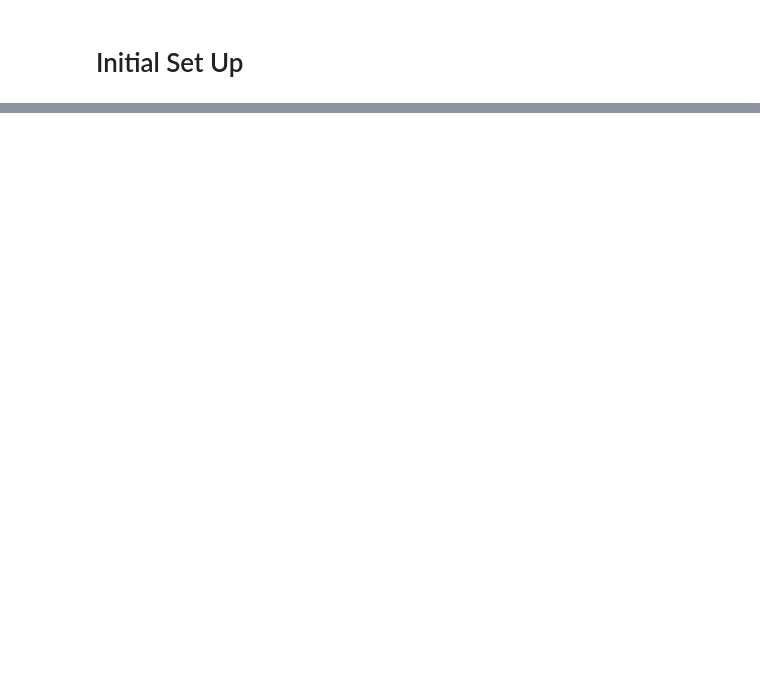
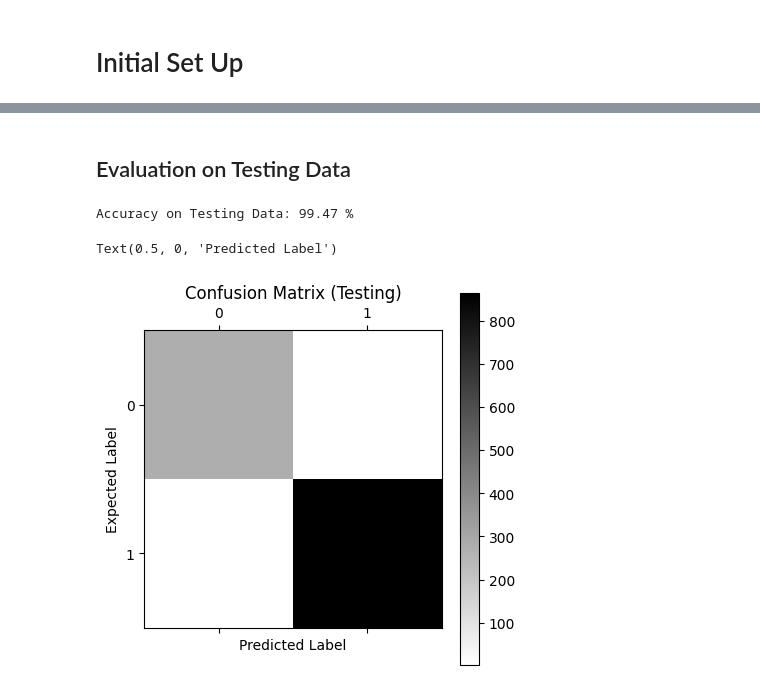
Before and after one commit to SidShah2953/app-ml-2024, a Jupyter notebook: Assignmnt 1/train.ipynb, the cells around one changed output, grey strips where cells are left out. Drawn from its saved outputs; the diff is of its cells as text; code cells hidden in the pictures; blank space fills up the shorter version.

```diff
--- a/Assignmnt 1/train.ipynb
+++ b/Assignmnt 1/train.ipynb
@@ -52,3 +101,0 @@ sparsity: 0.42%
-# %%
-tfidf_transformer = TfidfTransformer().fit(messages_bow)
-messages_tfidf = tfidf_transformer.transform(messages_bow)
@@ -145,0 +137,28 @@ for i in range(len(params)):
+# %% [markdown]
+## Evaluation on Testing Data
+# %%
+test = pd.read_csv('Data/test.csv', header=0)
+test = test.dropna()
+msg_test = test['content']
+label_test = test['label']
+# %%
+bow_test = bow_transformer.transform(msg_test)
+tfidf_test = tfidf_transformer.transform(bow_test)
+
+pred_test = spam_detector.predict(tfidf_test)
+print(f'Accuracy on Testing Data: {int(10000 * \
+                                        accuracy_score(label_test, pred_test))\
+                                            / 100} %')
+# %% [output]
+Accuracy on Testing Data: 99.47 %
+# %%
+plt.matshow(confusion_matrix(label_test, pred_test),
+            cmap=plt.cm.binary,
+            interpolation='nearest')
+plt.title('Confusion Matrix (Testing)')
+plt.colorbar()
+plt.ylabel('Expected Label')
+plt.xlabel('Predicted Label')
+# %% [output]
+Text(0.5, 0, 'Predicted Label')
+[figure, added]
```
Also changed, not shown: parts of 32 cells of this notebook.
